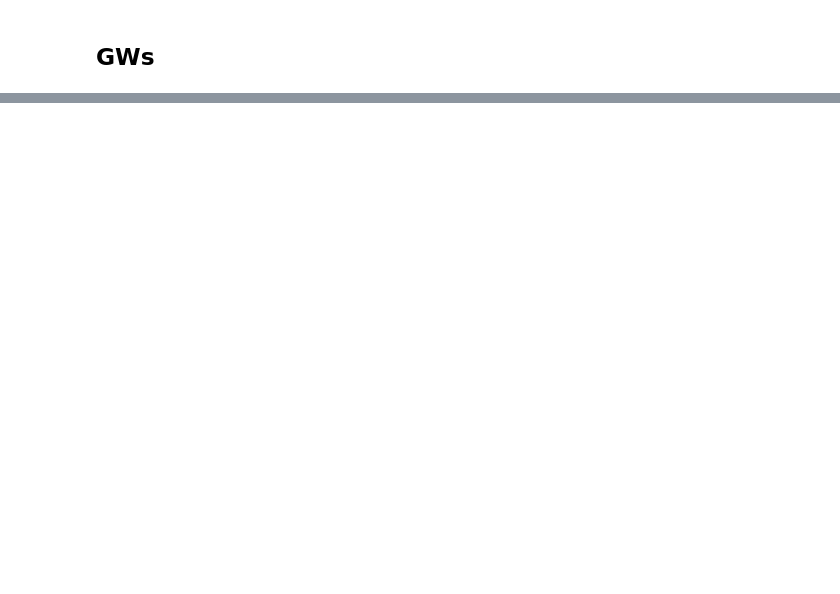
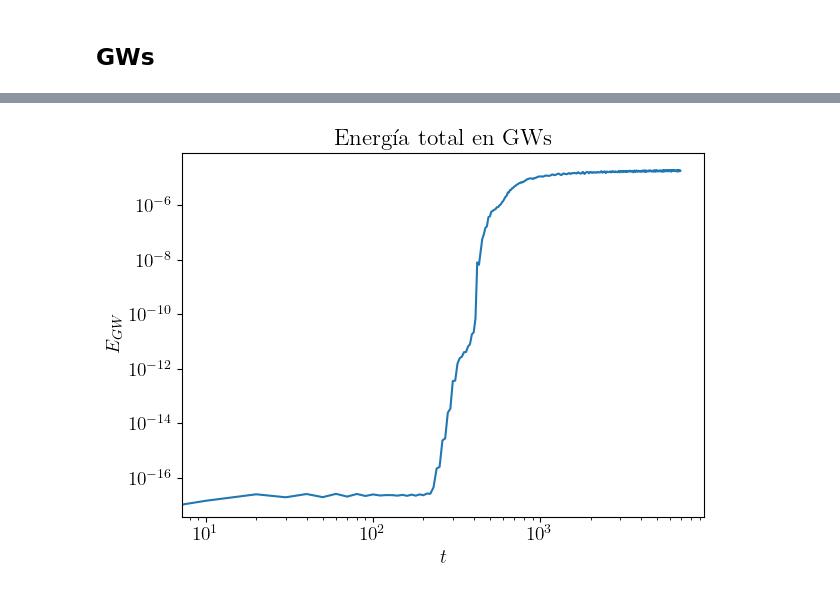
Before and after one commit to TomasCiccarella/Tesis, a Jupyter notebook: cosmolattice/build_lphi4/L2b-lphi4.ipynb, the cells around one changed output, grey strips where cells are left out. Saved outputs shown, nothing was run; the diff lists cells and outputs as text; code cells hidden in the pictures; blank space fills up the shorter version.

```diff
--- a/cosmolattice/build_lphi4/L2b-lphi4.ipynb
+++ b/cosmolattice/build_lphi4/L2b-lphi4.ipynb
@@ -299,0 +301,23 @@ plt.ylabel('$\\tilde n_{\\tilde\phi_0}$');
+# %%
+"""Calculemos la energía total en GWs, para cada q, y veamos cómo evoluciona con el tiempo"""
+
+def integrate_spectrum(spectrum, nBins, nSpectra):
+    total_energy = []
+    for i in range(nSpectra):
+        energy = np.trapezoid(spectrum[i*nBins:(i+1)*nBins, 1], spectrum[i*nBins:(i+1)*nBins, 0])
+        total_energy.append(energy)
+    return total_energy
+# %%
+E = integrate_spectrum(gwSp, nBins, nSpectra)
+t = np.arange(nSpectra)*10
+
+plt.plot(t, E)
+plt.yscale('log')
+plt.xscale('log')
+plt.title(r'Energía total en GWs')
+plt.xlabel(r'$t$')
+plt.ylabel(r'$E_{GW}$')
+plt.tight_layout()
+plt.show()
+# %% [output]
+[figure, added]
```
Also changed, not shown: parts of 8 cells of this notebook, 37 other files.
